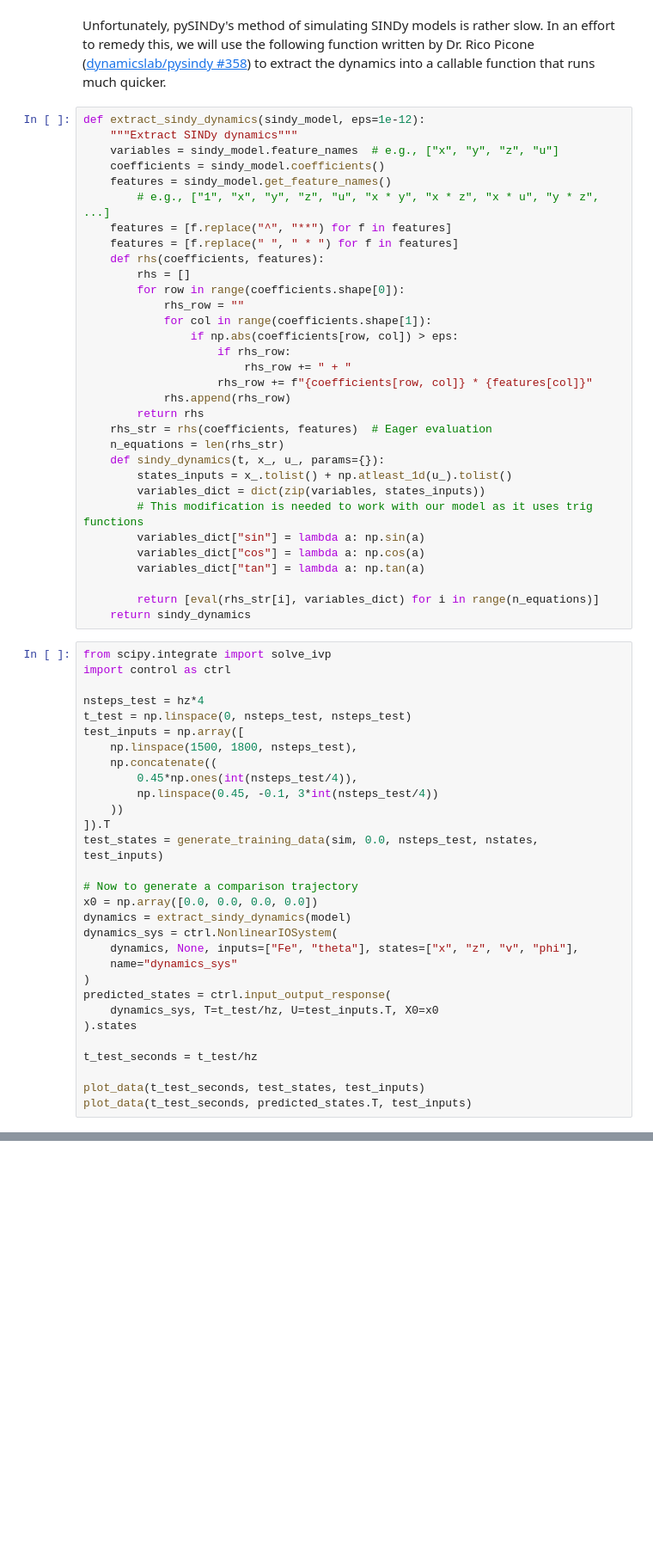
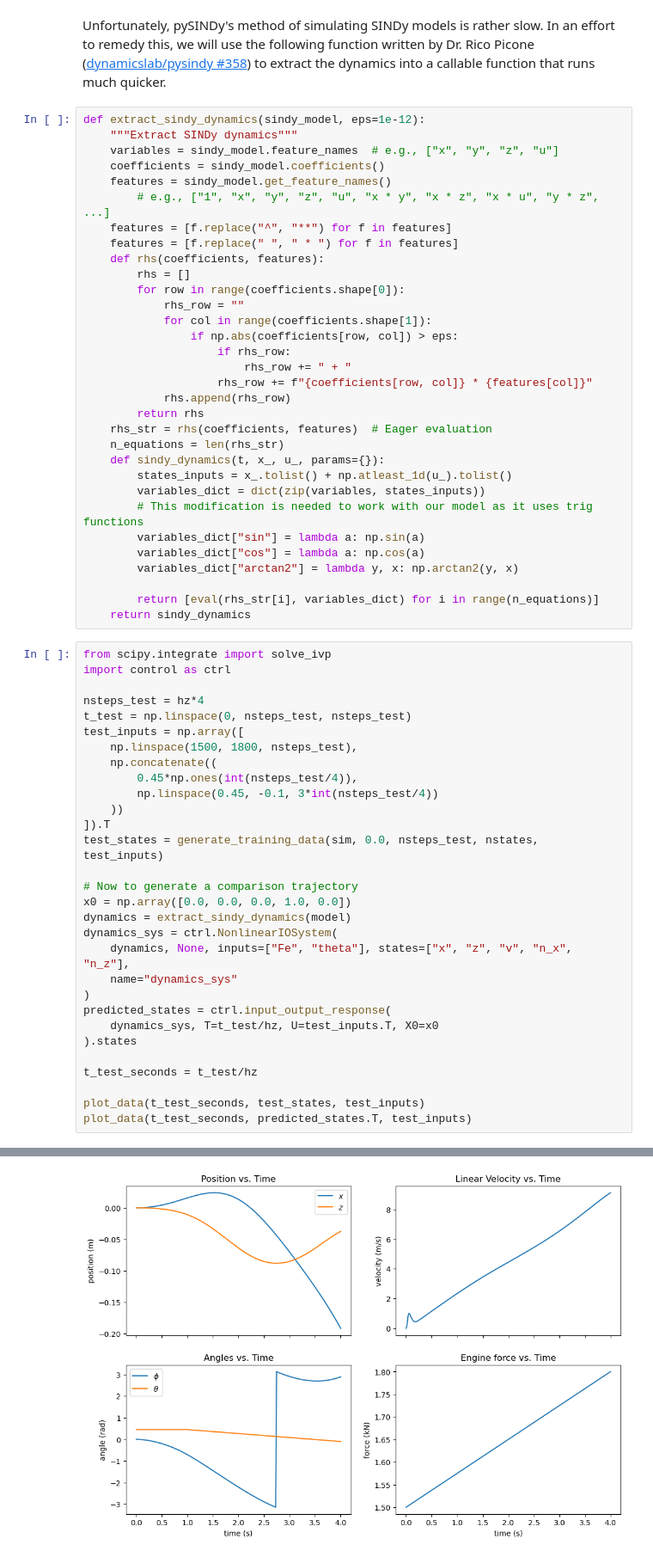
Before and after one commit to KylerLimata/hybrid-control-car, a Jupyter notebook: project.ipynb, the cells around one changed output, grey strips where cells are left out. Shown at 86% size. Cells and saved outputs as stored; diff of their text form; blank space fills up the shorter version.

Commit message:
Plot dynamics response

```diff
--- a/project.ipynb
+++ b/project.ipynb
@@ -332,7 +332,7 @@ def extract_sindy_dynamics(sindy_model, eps=1e-12):
         # This modification is needed to work with our model as it uses trig functions
         variables_dict["sin"] = lambda a: np.sin(a)
         variables_dict["cos"] = lambda a: np.cos(a)
-        variables_dict["tan"] = lambda a: np.tan(a)
+        variables_dict["arctan2"] = lambda y, x: np.arctan2(y, x)
 
         return [eval(rhs_str[i], variables_dict) for i in range(n_equations)]
     return sindy_dynamics
@@ -352,10 +352,10 @@ test_inputs = np.array([
 test_states = generate_training_data(sim, 0.0, nsteps_test, nstates, test_inputs)
 
 # Now to generate a comparison trajectory
-x0 = np.array([0.0, 0.0, 0.0, 0.0])
+x0 = np.array([0.0, 0.0, 0.0, 1.0, 0.0])
 dynamics = extract_sindy_dynamics(model)
 dynamics_sys = ctrl.NonlinearIOSystem(
-    dynamics, None, inputs=["Fe", "theta"], states=["x", "z", "v", "phi"],
+    dynamics, None, inputs=["Fe", "theta"], states=["x", "z", "v", "n_x", "n_z"],
     name="dynamics_sys"
 )
 predicted_states = ctrl.input_output_response(
@@ -370,0 +370 @@ NameError: name 'theta' is not defined
+[figure, added]
```
Also changed, not shown: parts of 2 cells of this notebook.
